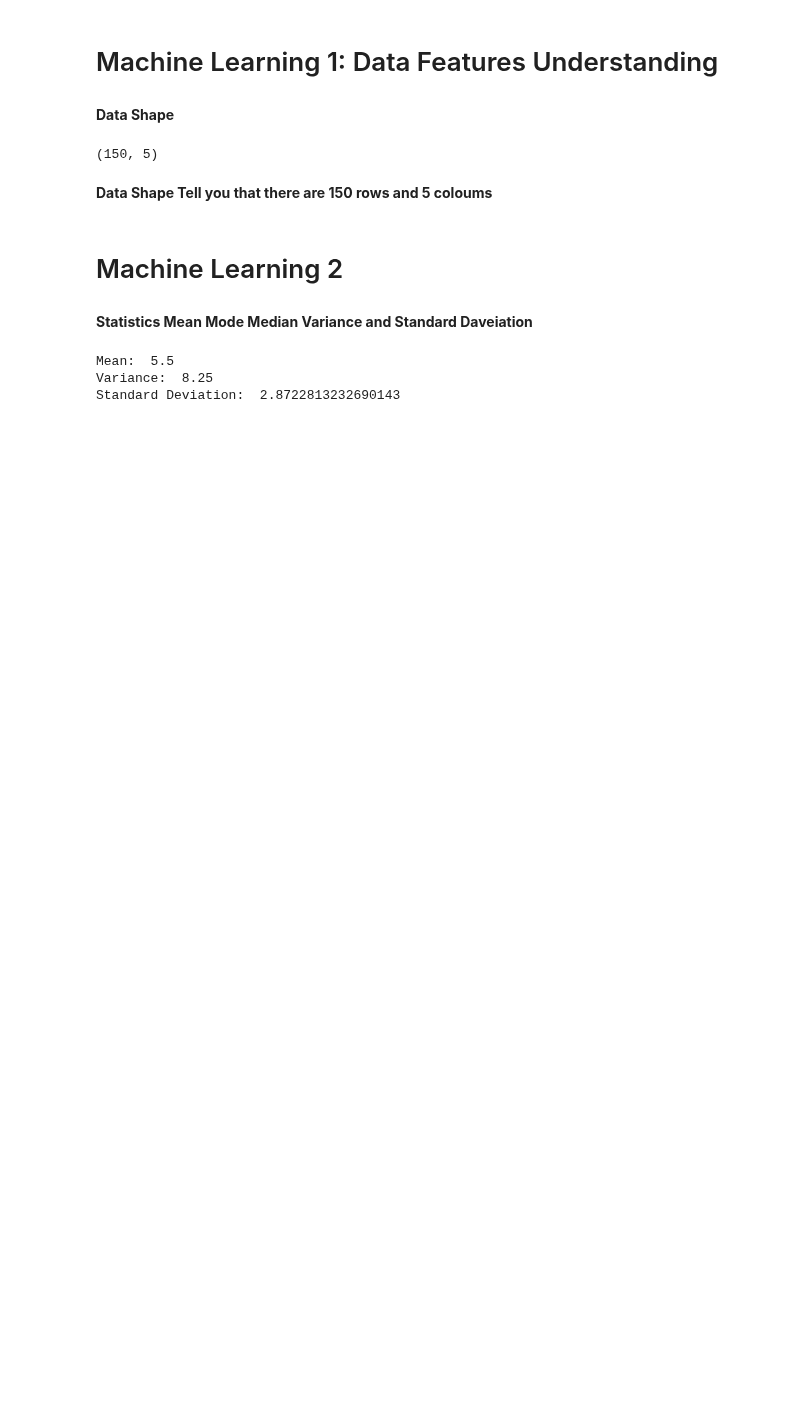
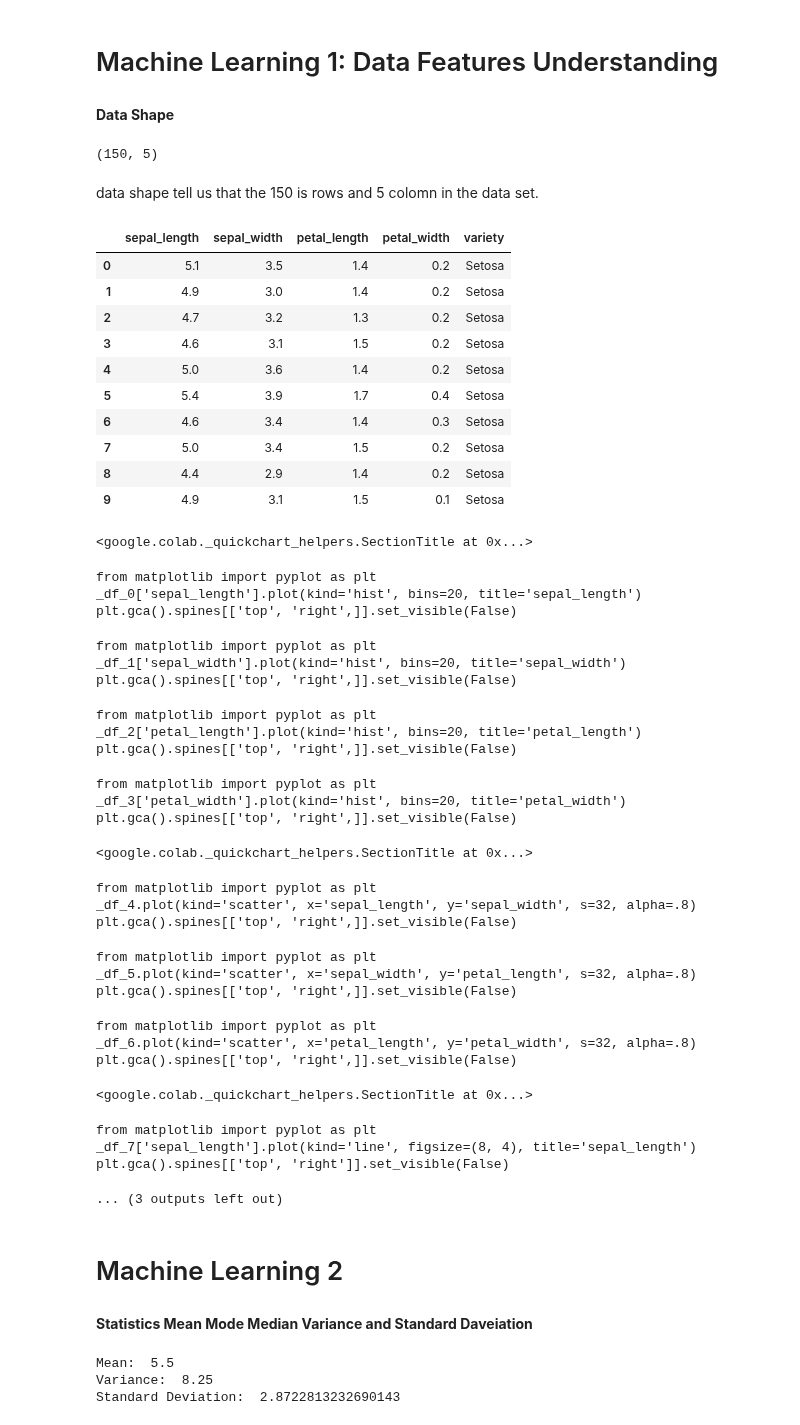
Before and after one commit to Haseebi-khan/MachineLearning, a Jupyter notebook: MachineLearning.ipynb, the cells around one changed output. Saved outputs shown, nothing was run; the diff lists cells and outputs as text; code cells hidden in the pictures; blank space fills up the shorter version.

Commit message:
data carts

```diff
--- a/MachineLearning.ipynb
+++ b/MachineLearning.ipynb
@@ -10,8 +10,50 @@ data = read_csv('iris.csv')
 print(data.shape)
 # %% [output]
 (150, 5)
-# %% [markdown]
-**Data Shape Tell you that there are 150 rows and 5 coloums**
+# %% [markdown]
+data shape tell us that the 150 is rows and 5 colomn in the data set.
+# %%
+data.head(10)
+# %% [output]
+|  | sepal_length | sepal_width | petal_length | petal_width | variety |
+| 0 | 5.1 | 3.5 | 1.4 | 0.2 | Setosa |
+| 1 | 4.9 | 3.0 | 1.4 | 0.2 | Setosa |
+| 2 | 4.7 | 3.2 | 1.3 | 0.2 | Setosa |
+| 3 | 4.6 | 3.1 | 1.5 | 0.2 | Setosa |
+| 4 | 5.0 | 3.6 | 1.4 | 0.2 | Setosa |
+| 5 | 5.4 | 3.9 | 1.7 | 0.4 | Setosa |
+| 6 | 4.6 | 3.4 | 1.4 | 0.3 | Setosa |
+| 7 | 5.0 | 3.4 | 1.5 | 0.2 | Setosa |
+| 8 | 4.4 | 2.9 | 1.4 | 0.2 | Setosa |
+| 9 | 4.9 | 3.1 | 1.5 | 0.1 | Setosa |
+<google.colab._quickchart_helpers.SectionTitle at 0x...>
+from matplotlib import pyplot as plt
+_df_0['sepal_length'].plot(kind='hist', bins=20, title='sepal_length')
+plt.gca().spines[['top', 'right',]].set_visible(False)
+from matplotlib import pyplot as plt
+_df_1['sepal_width'].plot(kind='hist', bins=20, title='sepal_width')
+plt.gca().spines[['top', 'right',]].set_visible(False)
+from matplotlib import pyplot as plt
+_df_2['petal_length'].plot(kind='hist', bins=20, title='petal_length')
+plt.gca().spines[['top', 'right',]].set_visible(False)
+from matplotlib import pyplot as plt
+_df_3['petal_width'].plot(kind='hist', bins=20, title='petal_width')
+plt.gca().spines[['top', 'right',]].set_visible(False)
+<google.colab._quickchart_helpers.SectionTitle at 0x...>
+from matplotlib import pyplot as plt
+_df_4.plot(kind='scatter', x='sepal_length', y='sepal_width', s=32, alpha=.8)
+plt.gca().spines[['top', 'right',]].set_visible(False)
+from matplotlib import pyplot as plt
+_df_5.plot(kind='scatter', x='sepal_width', y='petal_length', s=32, alpha=.8)
+plt.gca().spines[['top', 'right',]].set_visible(False)
+from matplotlib import pyplot as plt
+_df_6.plot(kind='scatter', x='petal_length', y='petal_width', s=32, alpha=.8)
+plt.gca().spines[['top', 'right',]].set_visible(False)
+<google.colab._quickchart_helpers.SectionTitle at 0x...>
+from matplotlib import pyplot as plt
+_df_7['sepal_length'].plot(kind='line', figsize=(8, 4), title='sepal_length')
+plt.gca().spines[['top', 'right']].set_visible(False)
+... (3 outputs left out)
 # %% [markdown]
 # Machine Learning 2
 # %% [markdown]
```
